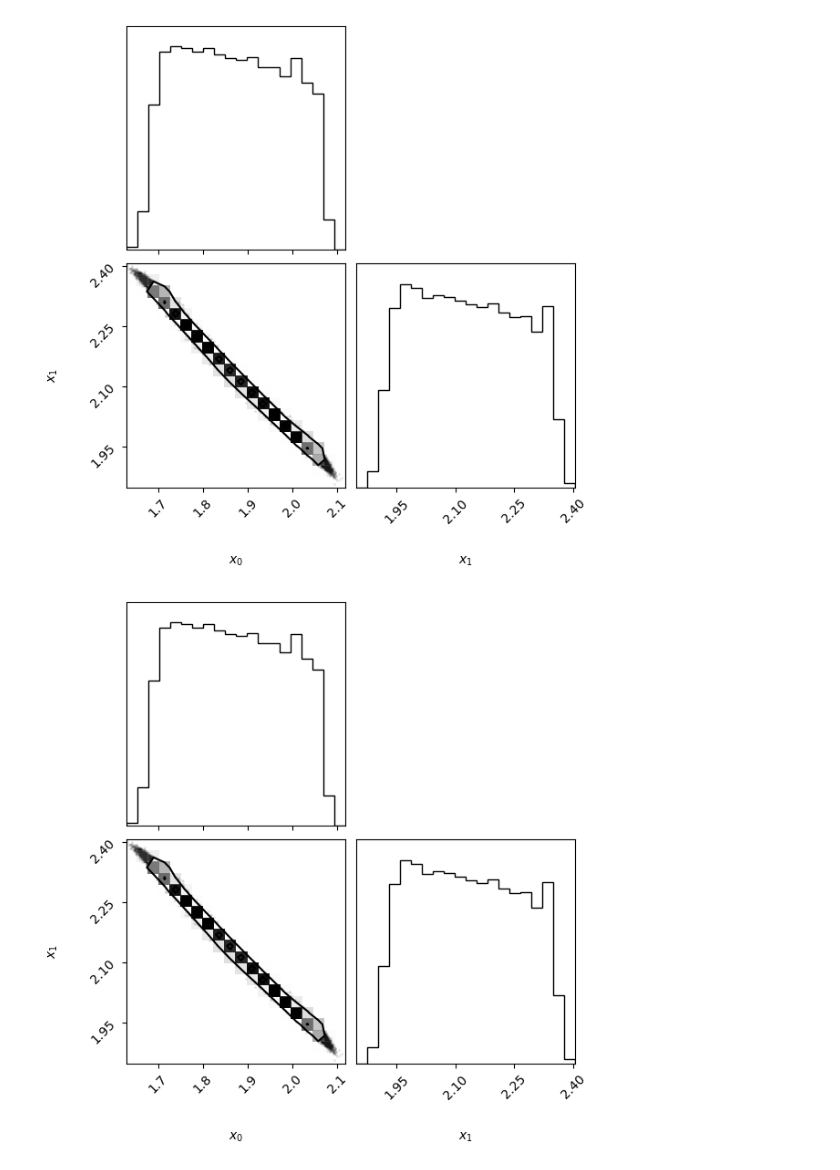
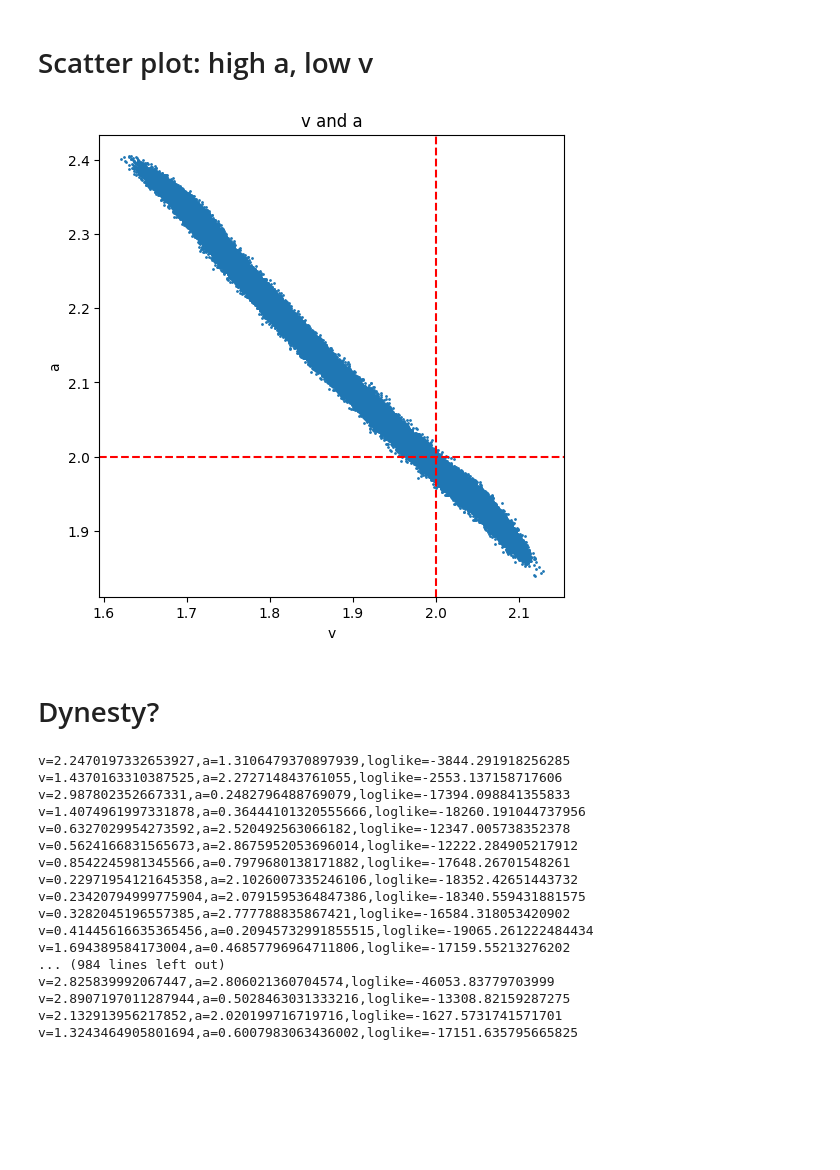
Before and after one commit to rakaar/ai_stats_notes, a Jupyter notebook: neural/ddm_ex23.ipynb, the cells around one changed output. Saved outputs shown, nothing was run; the diff lists cells and outputs as text; code cells hidden in the pictures; blank space fills up the shorter version.

```diff
--- a/neural/ddm_ex23.ipynb
+++ b/neural/ddm_ex23.ipynb
@@ -132,5 +133,16 @@ Text(0, 0.5, 'Frequency')
-# %%
-vp.plot()
-# %% [output]
-[figure, removed]
-[figure, removed]
+# %% [markdown]
+# Scatter plot: high a, low v
+# %%
+plt.figure(figsize=(6, 6))
+plt.scatter(v_post, a_post, s=1)
+plt.axvline(x=2, color='r', linestyle='--')
+plt.axhline(y=2, color='r', linestyle='--')
+
+plt.xlabel('v')
+plt.ylabel('a')
+plt.title('v and a')
+plt.show()
+# %% [output]
+[figure, added]
+# %% [markdown]
+# Dynesty?
@@ -136,0 +169,22 @@ vp.plot()
+# %%
+ndim = 2
+# sampler = NestedSampler(log_likelihood, prior_transform, ndim)
+sampler = NestedSampler(log_like, prior_transform, ndim, nlive = 1000)
+# %% [output]
+v=2.2470197332653927,a=1.3106479370897939,loglike=-3844.291918256285
+v=1.4370163310387525,a=2.272714843761055,loglike=-2553.137158717606
+v=2.987802352667331,a=0.2482796488769079,loglike=-17394.098841355833
+v=1.4074961997331878,a=0.36444101320555666,loglike=-18260.191044737956
+v=0.6327029954273592,a=2.520492563066182,loglike=-12347.005738352378
+v=0.5624166831565673,a=2.8675952053696014,loglike=-12222.284905217912
+v=0.8542245981345566,a=0.7979680138171882,loglike=-17648.26701548261
+v=0.22971954121645358,a=2.1026007335246106,loglike=-18352.42651443732
+v=0.23420794999775904,a=2.0791595364847386,loglike=-18340.559431881575
+v=0.3282045196557385,a=2.777788835867421,loglike=-16584.318053420902
+v=0.41445616635365456,a=0.20945732991855515,loglike=-19065.261222484434
+v=1.694389584173004,a=0.46857796964711806,loglike=-17159.55213276202
+... (984 lines left out)
+v=2.825839992067447,a=2.806021360704574,loglike=-46053.83779703999
+v=2.8907197011287944,a=0.5028463031333216,loglike=-13308.82159287275
+v=2.132913956217852,a=2.020199716719716,loglike=-1627.5731741571701
+v=1.3243464905801694,a=0.6007983063436002,loglike=-17151.635795665825
```
Also changed, not shown: parts of 16 cells of this notebook, 1 other file.
